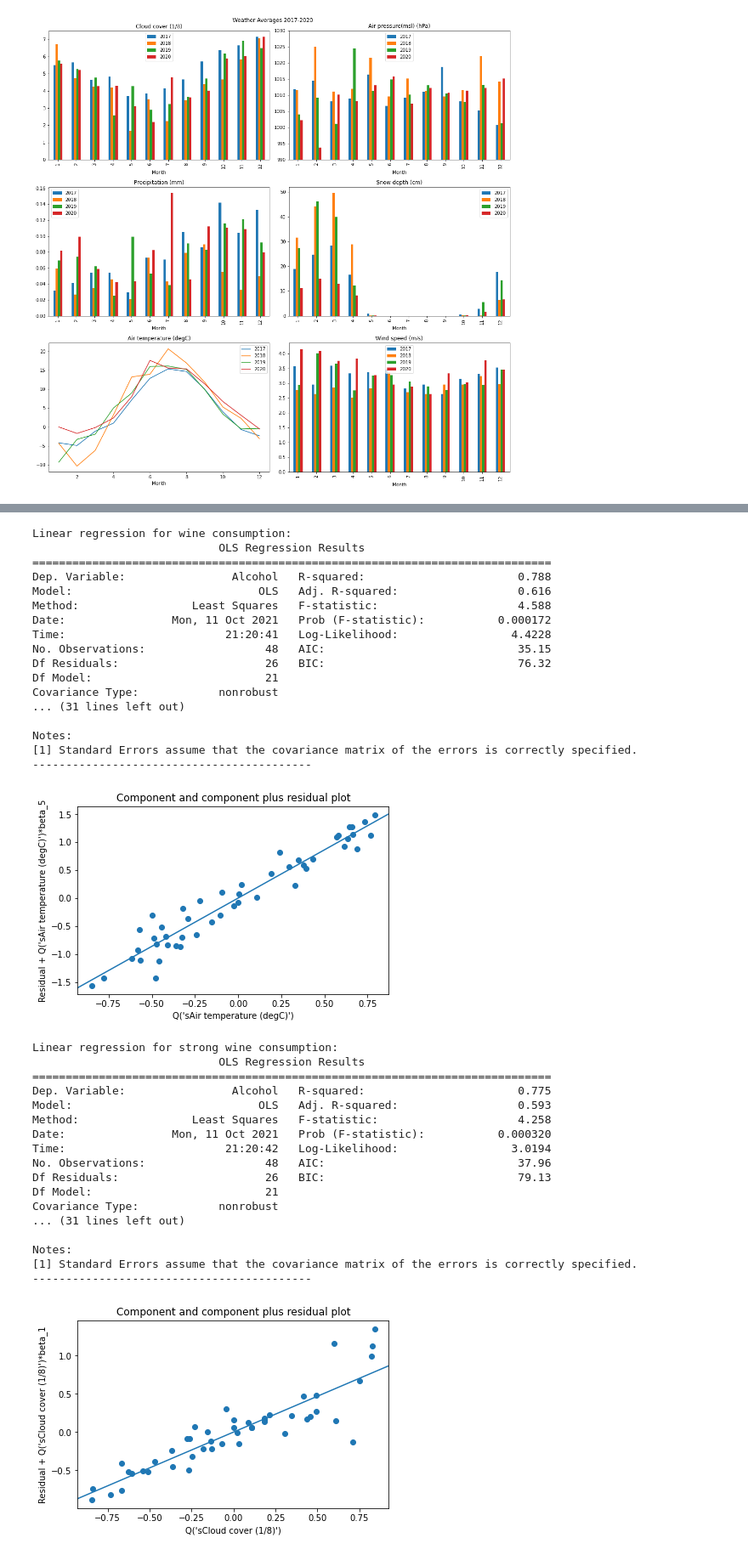
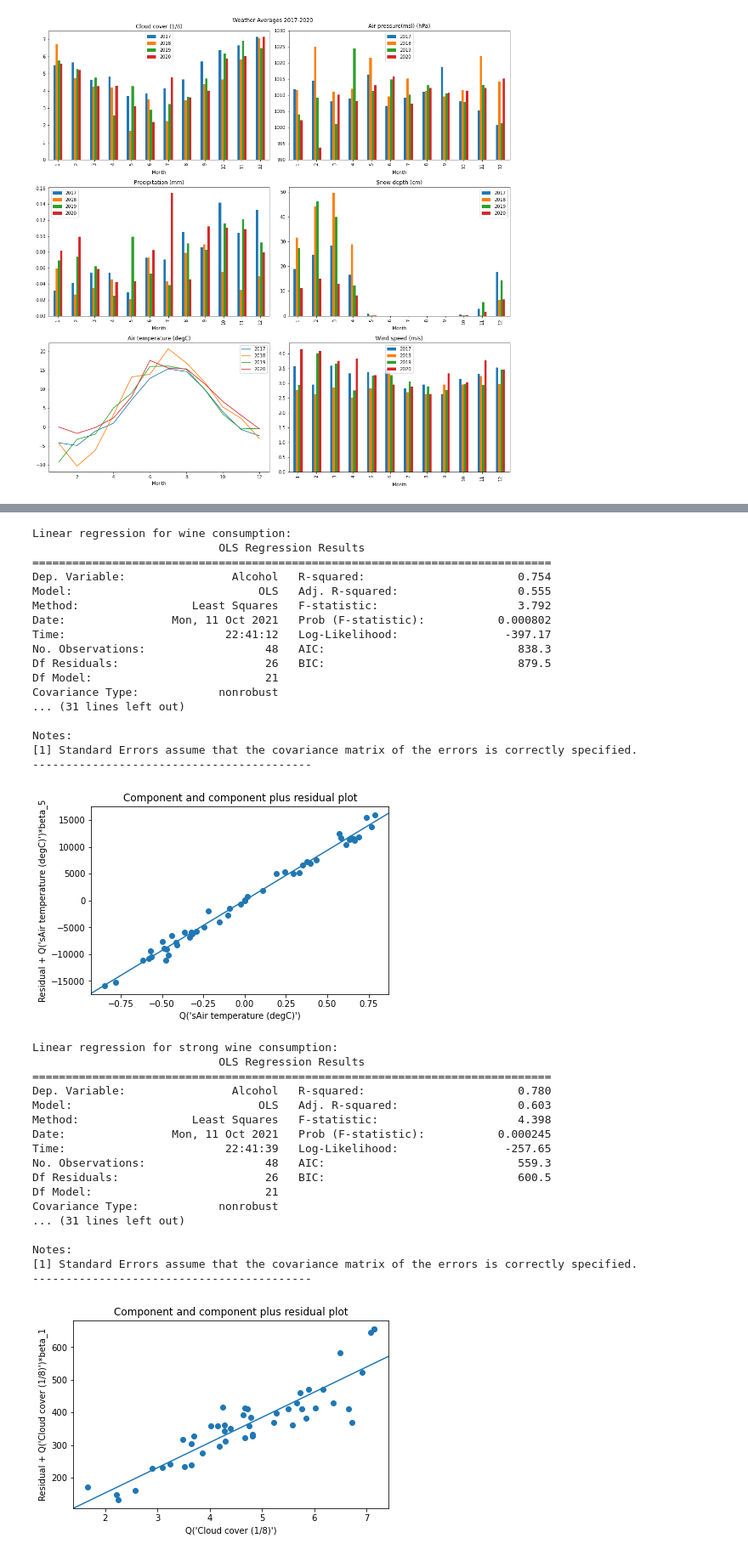
Before and after one commit to DataScience-MiniProjects/IDS-MiniProject, a Jupyter notebook: project-notebook.ipynb, the cells around one changed output, grey strips where cells are left out. Shown at 85% size. Cells and saved outputs as stored; diff of their text form; code cells hidden in the pictures.

Commit message:
Remove alcohol and cloud cover rescale

```diff
--- a/project-notebook.ipynb
+++ b/project-notebook.ipynb
@@ -371,18 +371,3 @@ plt.show()
 # %%
 def rescale(series: pd.Series):
   return (series-series.mean())/(2*series.std())
-# %%
-# Rescale alcohol data
-alcs = ["Beer", "Wine", "Strong Wine", "Spirits", "Total"]
-
-for a in alcs:
-  alc_data2017['s'+a] =  rescale(alc_data2017[a])
-  alc_data2018['s'+a] =  rescale(alc_data2018[a])
-  alc_data2019['s'+a] =  rescale(alc_data2019[a])
-  alc_data2020['s'+a] =  rescale(alc_data2020[a])
-
-print(alc_data2017)
-# Describe rescaled data
-#print("\nRescaled data:")
-#for month in months:
-#  print(alc_data2017["s"+month+"2017"].describe())
@@ -468,11 +435,11 @@ def linear_regression(alc_type: str, sun=False):
     df = pd.concat([y, X], axis=1).rename({alc_type: "Alcohol"}, axis=1)
     if sun == True:
         #model = "Alcohol ~ Q('sCloud cover (1/8)') + Q('sAir pressure(msl) (hPa)') + Q('sPrecipitation (mm)') + Q('sSnow depth (cm)') + Q('sAir temperature (degC)') + Q('sWind speed (m/s)') + Q('sSunshine duration (s/min)')"
-        model = """Alcohol ~ Q('sCloud cover (1/8)') + Q('sAir pressure(msl) (hPa)') + Q('sPrecipitation (mm)')
+        model = """Alcohol ~ Q('Cloud cover (1/8)') + Q('sAir pressure(msl) (hPa)') + Q('sPrecipitation (mm)')
                 + Q('sSnow depth (cm)') + Q('sAir temperature (degC)') + Q('sWind speed (m/s)') + Q('sSunshine duration (s/min)')
-                + Q('sCloud cover (1/8)'):Q('sAir pressure(msl) (hPa)') + Q('sCloud cover (1/8)'):Q('sPrecipitation (mm)')
-                + Q('sCloud cover (1/8)'):Q('sSnow depth (cm)') + Q('sCloud cover (1/8)'):Q('sAir temperature (degC)')
-                + Q('sCloud cover (1/8)'):Q('sWind speed (m/s)') + Q('sCloud cover (1/8)'):Q('sSunshine duration (s/min)')
+                + Q('Cloud cover (1/8)'):Q('sAir pressure(msl) (hPa)') + Q('Cloud cover (1/8)'):Q('sPrecipitation (mm)')
+                + Q('Cloud cover (1/8)'):Q('sSnow depth (cm)') + Q('Cloud cover (1/8)'):Q('sAir temperature (degC)')
+                + Q('Cloud cover (1/8)'):Q('sWind speed (m/s)') + Q('Cloud cover (1/8)'):Q('sSunshine duration (s/min)')
                 + Q('sAir pressure(msl) (hPa)'):Q('sPrecipitation (mm)') + Q('sAir pressure(msl) (hPa)'):Q('sSnow depth (cm)')
                 + Q('sAir pressure(msl) (hPa)'):Q('sAir temperature (degC)') + Q('sAir pressure(msl) (hPa)'):Q('sWind speed (m/s)')
                 + Q('sAir pressure(msl) (hPa)'):Q('sSunshine duration (s/min)') + Q('sPrecipitation (mm)'):Q('sSnow depth (cm)')
@@ -484,11 +451,11 @@ def linear_regression(alc_type: str, sun=False):
         """
     else:
         #model = "Alcohol ~ Q('sCloud cover (1/8)') + Q('sAir pressure(msl) (hPa)') + Q('sPrecipitation (mm)') + Q('sSnow depth (cm)') + Q('sAir temperature (degC)') + Q('sWind speed (m/s)')"
-        model = """Alcohol ~ Q('sCloud cover (1/8)') + Q('sAir pressure(msl) (hPa)') + Q('sPrecipitation (mm)')
+        model = """Alcohol ~ Q('Cloud cover (1/8)') + Q('sAir pressure(msl) (hPa)') + Q('sPrecipitation (mm)')
                 + Q('sSnow depth (cm)') + Q('sAir temperature (degC)') + Q('sWind speed (m/s)')
-                + Q('sCloud cover (1/8)'):Q('sAir pressure(msl) (hPa)') + Q('sCloud cover (1/8)'):Q('sPrecipitation (mm)')
-                + Q('sCloud cover (1/8)'):Q('sSnow depth (cm)') + Q('sCloud cover (1/8)'):Q('sAir temperature (degC)')
-                + Q('sCloud cover (1/8)'):Q('sWind speed (m/s)')
+                + Q('Cloud cover (1/8)'):Q('sAir pressure(msl) (hPa)') + Q('Cloud cover (1/8)'):Q('sPrecipitation (mm)')
+                + Q('Cloud cover (1/8)'):Q('sSnow depth (cm)') + Q('Cloud cover (1/8)'):Q('sAir temperature (degC)')
+                + Q('Cloud cover (1/8)'):Q('sWind speed (m/s)')
                 + Q('sAir pressure(msl) (hPa)'):Q('sPrecipitation (mm)') + Q('sAir pressure(msl) (hPa)'):Q('sSnow depth (cm)')
                 + Q('sAir pressure(msl) (hPa)'):Q('sAir temperature (degC)') + Q('sAir pressure(msl) (hPa)'):Q('sWind speed (m/s)')
                 + Q('sPrecipitation (mm)'):Q('sSnow depth (cm)')
@@ -503,7 +470,7 @@ def linear_regression(alc_type: str, sun=False):
 
 print("Linear regression for total consumption:")
 
-print(linear_regression("sTotal")[0])
+print(linear_regression("Total")[0])
 print("------------------------------------------")
 # %% [output]
 Linear regression for total consumption:
@@ -562,18 +529,18 @@ figure.tight_layout(pad=1.0)
 # %%
 print("Linear regression for wine consumption:")
-print(linear_regression("sWine")[0])
+print(linear_regression("Wine")[0])
 print("------------------------------------------")
 # %% [output]
 Linear regression for wine consumption:
                             OLS Regression Results
 ==============================================================================
-Dep. Variable:                Alcohol   R-squared:                       0.788
-Model:                            OLS   Adj. R-squared:                  0.616
-Method:                 Least Squares   F-statistic:                     4.588
-Date:                Mon, 11 Oct 2021   Prob (F-statistic):           0.000172
-Time:                        21:20:41   Log-Likelihood:                 4.4228
-No. Observations:                  48   AIC:                             35.15
-Df Residuals:                      26   BIC:                             76.32
+Dep. Variable:                Alcohol   R-squared:                       0.754
+Model:                            OLS   Adj. R-squared:                  0.555
+Method:                 Least Squares   F-statistic:                     3.792
+Date:                Mon, 11 Oct 2021   Prob (F-statistic):           0.000802
+Time:                        22:41:12   Log-Likelihood:                -397.17
+No. Observations:                  48   AIC:                             838.3
+Df Residuals:                      26   BIC:                             879.5
 Df Model:                          21
 Covariance Type:            nonrobust
 ... (31 lines left out)
@@ -583,26 +550,26 @@ Notes:
 ------------------------------------------
 # %%
 #Wine regression graphs
-model = linear_regression("sWine")[2]
+model = linear_regression("Wine")[2]
 figure = sm.graphics.plot_ccpr(model, 5)
 figure.tight_layout(pad=1.0)
 # %% [output]
-[figure, old version]
+[figure, new version]
 # %%
 print("Linear regression for strong wine consumption:")
-print(linear_regression("sStrong Wine")[0])
+print(linear_regression("Strong Wine")[0])
 print("------------------------------------------")
 # %% [output]
 Linear regression for strong wine consumption:
                             OLS Regression Results
 ==============================================================================
-Dep. Variable:                Alcohol   R-squared:                       0.775
-Model:                            OLS   Adj. R-squared:                  0.593
-Method:                 Least Squares   F-statistic:                     4.258
-Date:                Mon, 11 Oct 2021   Prob (F-statistic):           0.000320
-Time:                        21:20:42   Log-Likelihood:                 3.0194
-No. Observations:                  48   AIC:                             37.96
-Df Residuals:                      26   BIC:                             79.13
+Dep. Variable:                Alcohol   R-squared:                       0.780
+Model:                            OLS   Adj. R-squared:                  0.603
+Method:                 Least Squares   F-statistic:                     4.398
+Date:                Mon, 11 Oct 2021   Prob (F-statistic):           0.000245
+Time:                        22:41:39   Log-Likelihood:                -257.65
+No. Observations:                  48   AIC:                             559.3
+Df Residuals:                      26   BIC:                             600.5
 Df Model:                          21
 Covariance Type:            nonrobust
 ... (31 lines left out)
@@ -612,10 +579,10 @@ Notes:
 ------------------------------------------
 # %%
 #Strong Wine
-model = linear_regression("sStrong Wine")[2]
+model = linear_regression("Strong Wine")[2]
 figure = sm.graphics.plot_ccpr(model, 1)
 figure.tight_layout(pad=1.0)
 # %% [output]
-[figure, old version]
+[figure, new version]
 # %%
 print("Linear regression for spirits consumption:")
```
Also changed, not shown: parts of 9 cells of this notebook.
